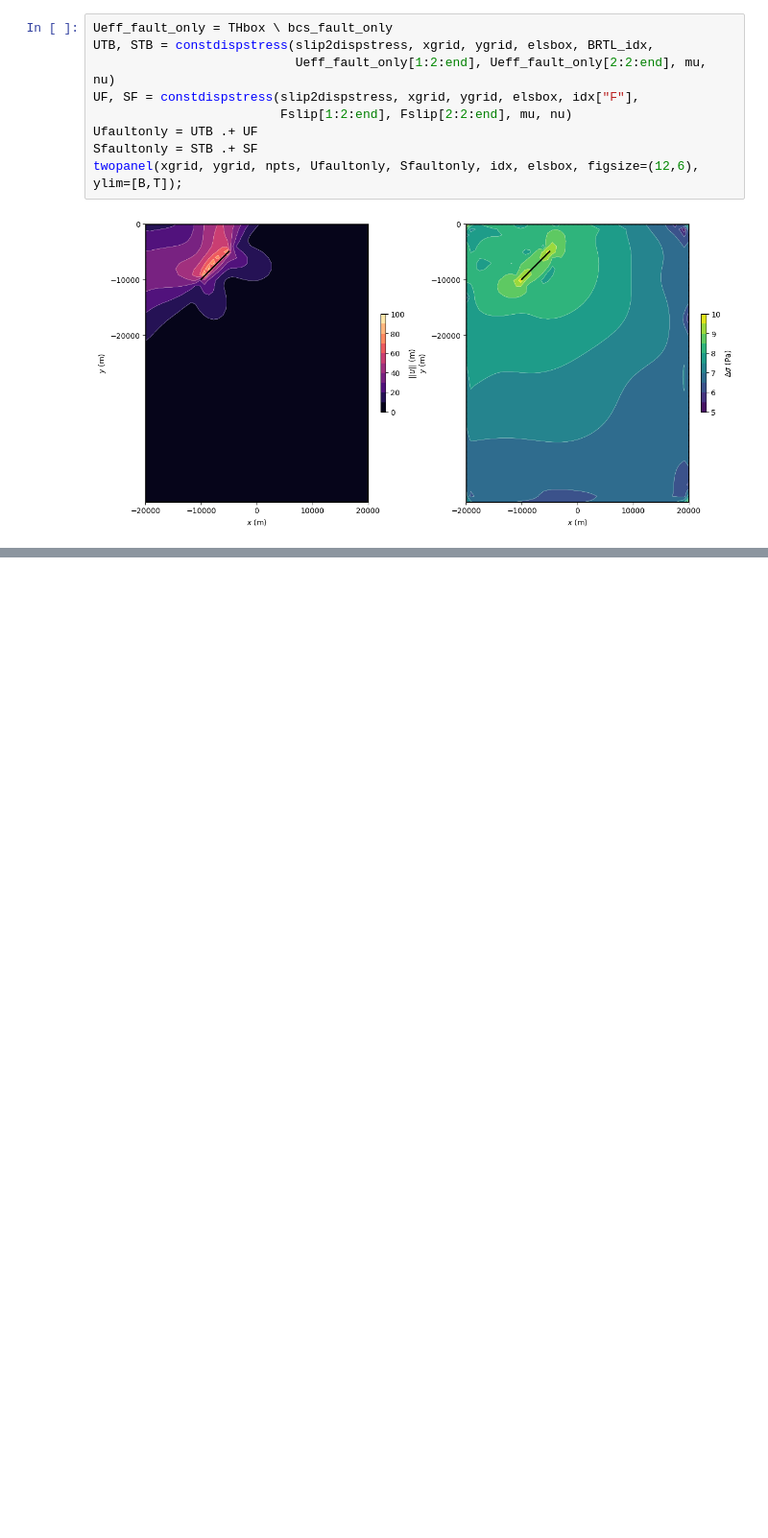
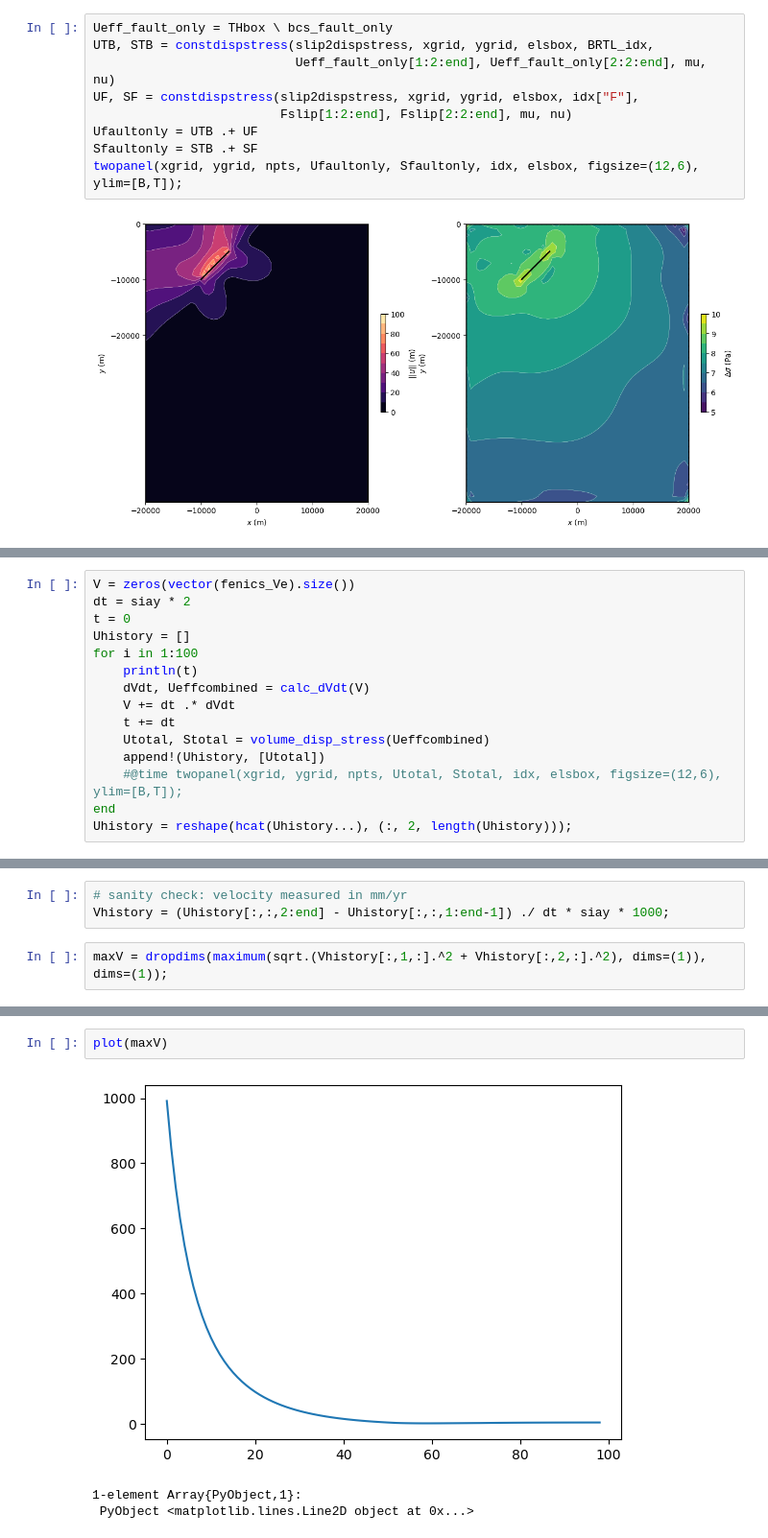
Before and after one commit to brendanjmeade/Bem2d.jl, a Jupyter notebook: fem_bem/viscoelastic.ipynb, the cells around one changed output, grey strips where cells are left out. Shown at 96% size. Saved outputs shown, nothing was run; the diff lists cells and outputs as text; blank space fills up the shorter version.

Commit message:
Viscoelastic BEM+FEM time integration seems to work!

```diff
--- a/fem_bem/viscoelastic.ipynb
+++ b/fem_bem/viscoelastic.ipynb
@@ -225,0 +292,15 @@ end
+# %%
+V = zeros(vector(fenics_Ve).size())
+dt = siay * 2
+t = 0
+Uhistory = []
+for i in 1:100
+    println(t)
+    dVdt, Ueffcombined = calc_dVdt(V)
+    V += dt .* dVdt
+    t += dt
+    Utotal, Stotal = volume_disp_stress(Ueffcombined)
+    append!(Uhistory, [Utotal])
+    #@time twopanel(xgrid, ygrid, npts, Utotal, Stotal, idx, elsbox, figsize=(12,6), ylim=[B,T]);
+end
+Uhistory = reshape(hcat(Uhistory...), (:, 2, length(Uhistory)));
@@ -225,0 +325,5 @@ end
+# %%
+# sanity check: velocity measured in mm/yr
+Vhistory = (Uhistory[:,:,2:end] - Uhistory[:,:,1:end-1]) ./ dt * siay * 1000;
+# %%
+maxV = dropdims(maximum(sqrt.(Vhistory[:,1,:].^2 + Vhistory[:,2,:].^2), dims=(1)), dims=(1));
@@ -225,0 +352,6 @@ end
+# %%
+plot(maxV)
+# %% [output]
+[figure, added]
+1-element Array{PyObject,1}:
+ PyObject <matplotlib.lines.Line2D object at 0x...>
```
Also changed, not shown: parts of 22 cells of this notebook, 2 other files.
